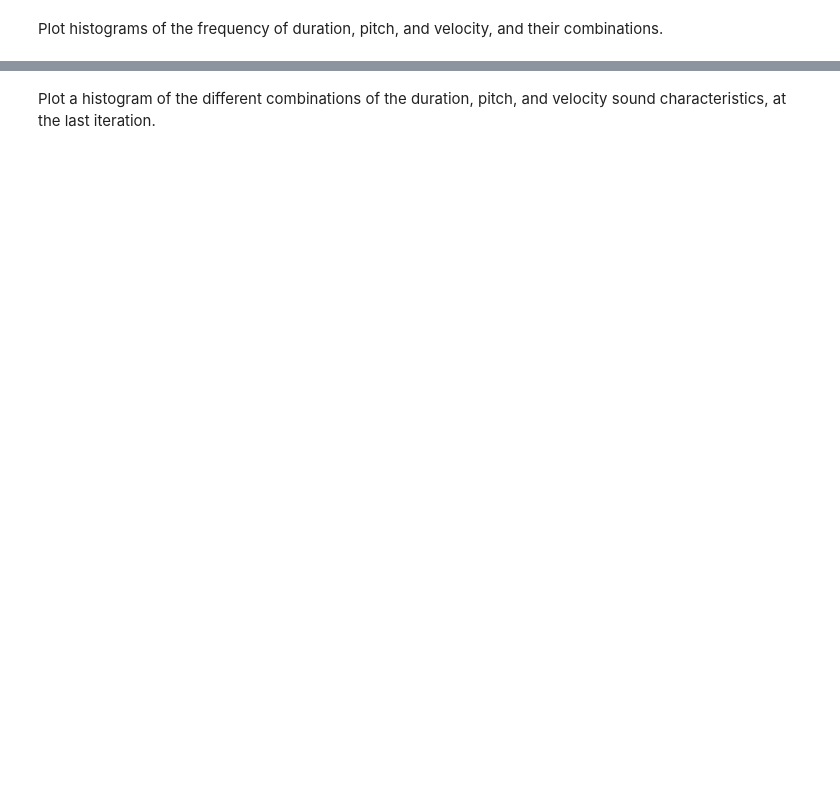
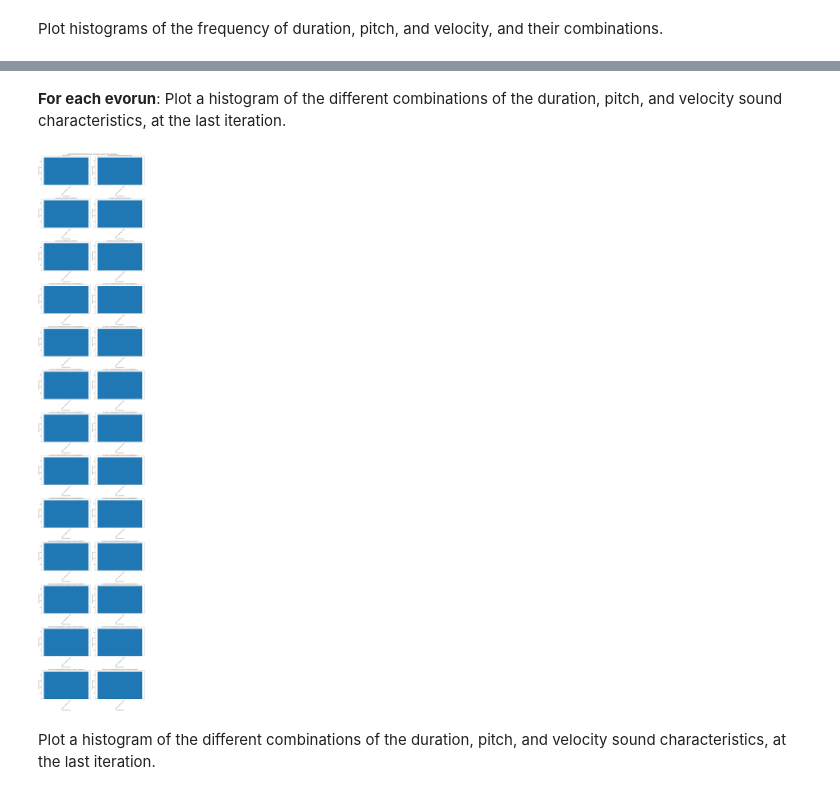
Before and after one commit to synth-is/kromosynth-cli, a Jupyter notebook: analysis/durationPitchDeltaVelocityCombinations.ipynb, the cells around one changed output, grey strips where cells are left out. Cells and saved outputs as stored; diff of their text form; code cells hidden in the pictures; blank space fills up the shorter version.

```diff
--- a/analysis/durationPitchDeltaVelocityCombinations.ipynb
+++ b/analysis/durationPitchDeltaVelocityCombinations.ipynb
@@ -63,3 +96,20 @@ plt.show()
+# %% [markdown]
+**For each evorun**: Plot a histogram of the different combinations of the duration, pitch, and velocity sound characteristics, at the last iteration.
+# %%
+def durationPitchDeltaVelocityCombinationsCountPlotFunc(plt, ax, x_values, array, arrayLabel):
+    # Read the last element of the array duration_pitch_delta_velocity_combinations_array into the variable duration_pitch_delta_velocity_combinations
+    duration_pitch_delta_velocity_combinations = array[-1]
+    eliteMapDurationPitchDeltaVelocityCombinationCounts = duration_pitch_delta_velocity_combinations['eliteMapDurationPitchDeltaVelocityCombinationCounts']
+
+    # Sort the dictionary by key
+    eliteMapDurationPitchDeltaVelocityCombinationCounts = dict(sorted(eliteMapDurationPitchDeltaVelocityCombinationCounts.items()))
+
+    subplot_par_chart_from_key_value_arrays(plt, ax, eliteMapDurationPitchDeltaVelocityCombinationCounts.keys(), eliteMapDurationPitchDeltaVelocityCombinationCounts.values(), arrayLabel, 0.5)
+
+
+plotUtil.render_graphs(duration_pitch_delta_velocity_combinations_arrays, x_multiplier, durationPitchDeltaVelocityCombinationsCountPlotFunc, 20, 100, title)
+# %% [output]
+[figure, added]
 # %% [markdown]
 Plot a histogram of the different combinations of the duration, pitch, and velocity sound characteristics, at the last iteration.
 # %%
```
Also changed, not shown: parts of 9 cells of this notebook, 11 other files.
